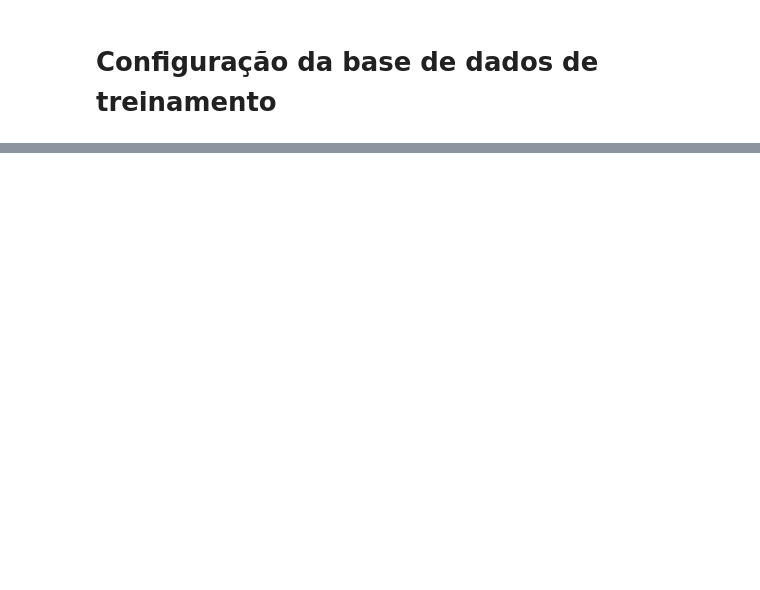
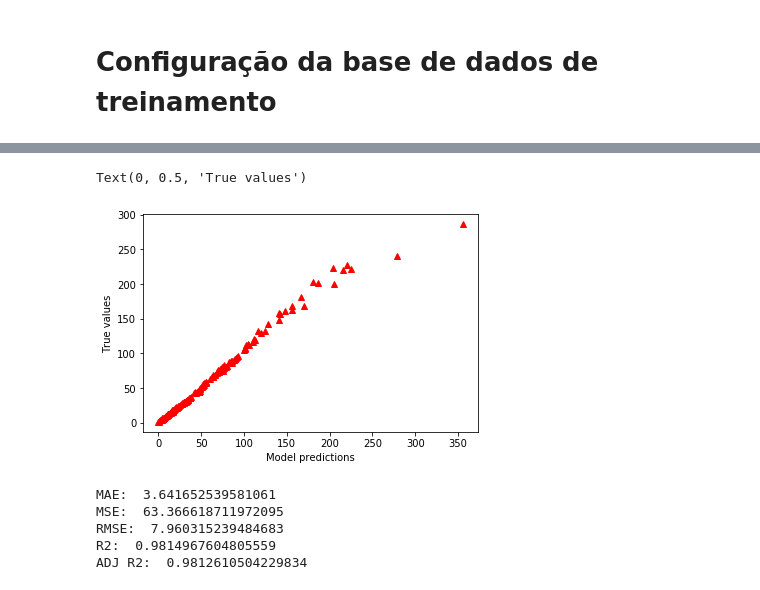
Before and after one commit to marcelounb/DeepLearning, a Jupyter notebook: Projeto1_IMC_Marcelounb.ipynb, the cells around one changed output, grey strips where cells are left out. Saved outputs shown, nothing was run; the diff lists cells and outputs as text; code cells hidden in the pictures; blank space fills up the shorter version.

```diff
--- a/Projeto1_IMC_Marcelounb.ipynb
+++ b/Projeto1_IMC_Marcelounb.ipynb
@@ -60,0 +182,2 @@ X_train = imcs[]
+# %%
+y_predict = model.predict(X_test)
@@ -60,0 +204,7 @@ X_train = imcs[]
+# %%
+plt.plot(y_test, y_predict, "^", color = 'r')
+plt.xlabel('Model predictions')
+plt.ylabel('True values')
+# %% [output]
+Text(0, 0.5, 'True values')
+[figure, added]
@@ -60,0 +223,8 @@ X_train = imcs[]
+# %%
+print("MAE: ", mae, "\nMSE: ", mse, "\nRMSE: ", rmse, "\nR2: ", r2, "\nADJ R2: ", adj_r2)
+# %% [output]
+MAE:  3.641652539581061
+MSE:  63.366618711972095
+RMSE:  7.960315239484683
+R2:  0.9814967604805559
+ADJ R2:  0.9812610504229834
```
Also changed, not shown: parts of 26 cells of this notebook.
